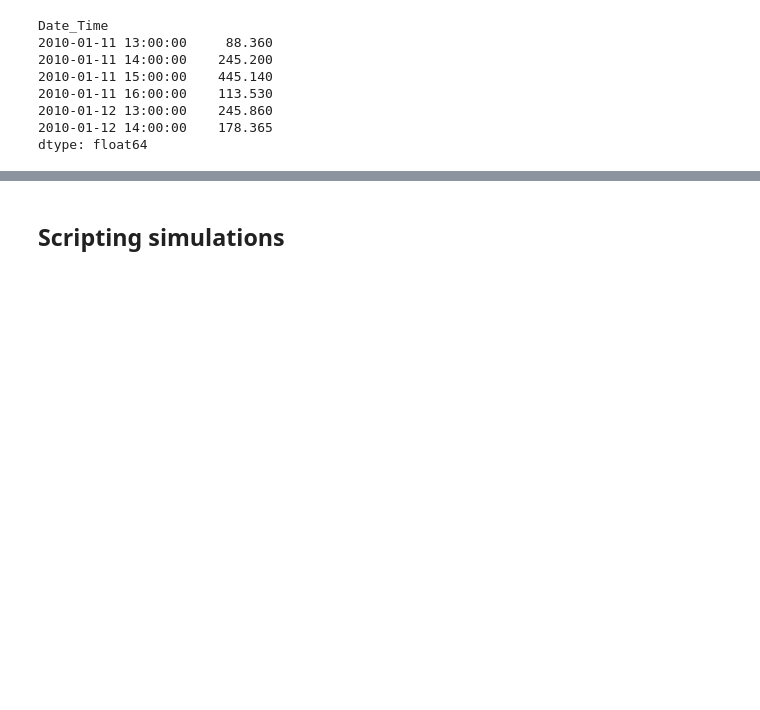
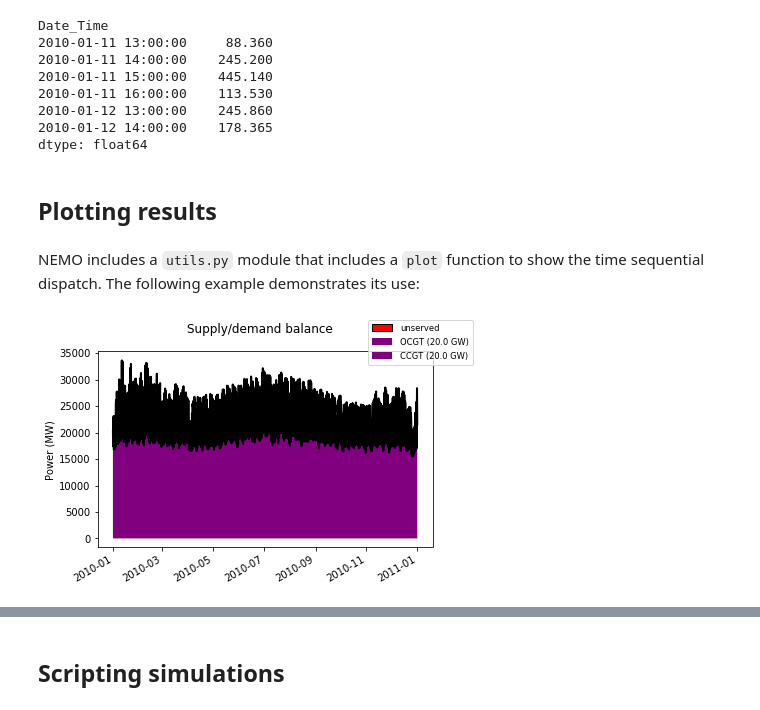
Before and after one commit to bje-/NEMO, a Jupyter notebook: guide.ipynb, the cells around one changed output, grey strips where cells are left out. Drawn from its saved outputs; the diff is of its cells as text; code cells hidden in the pictures; blank space fills up the shorter version.

Commit message:
* guide.ipynb: Add some plotting examples.

```diff
--- a/guide.ipynb
+++ b/guide.ipynb
@@ -56,3 +56,16 @@ Date_Time
 2010-01-12 13:00:00    245.860
 2010-01-12 14:00:00    178.365
 dtype: float64
+# %% [markdown]
+## Plotting results
+# %% [markdown]
+NEMO includes a `utils.py` module that includes a `plot` function to show the time sequential dispatch. The following example demonstrates its use:
+# %%
+%matplotlib inline
+import utils
+import nem
+c = nem.Context()
+nem.run(c)
+utils.plot(c)
+# %% [output]
+[figure, added]
```
Also changed, not shown: parts of 2 cells of this notebook.
